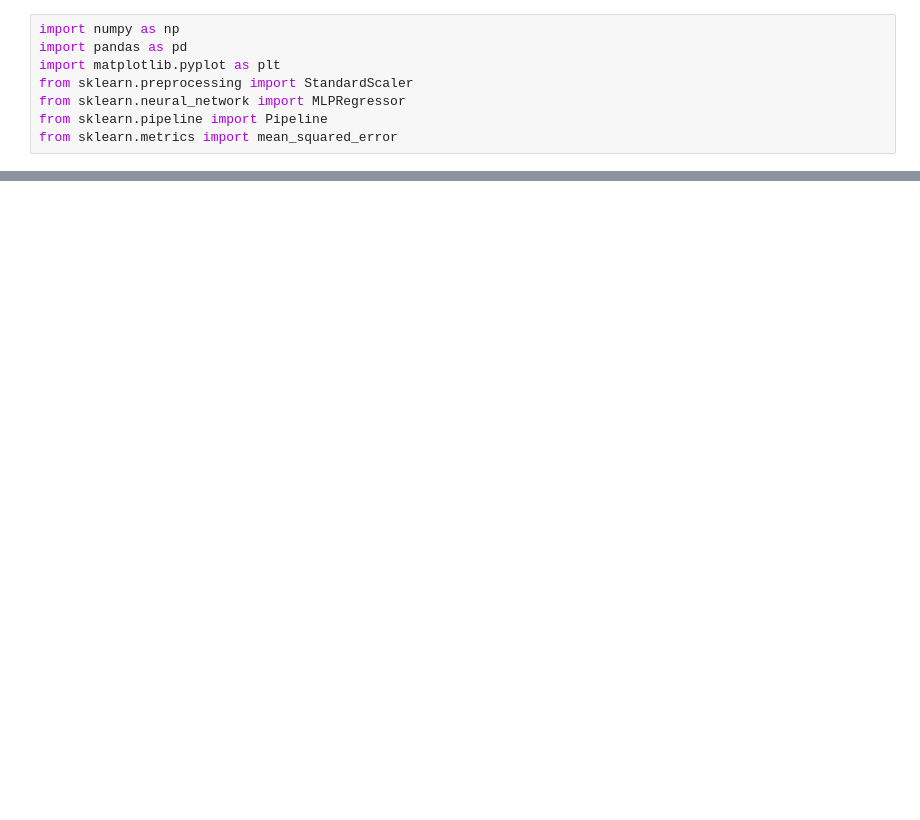
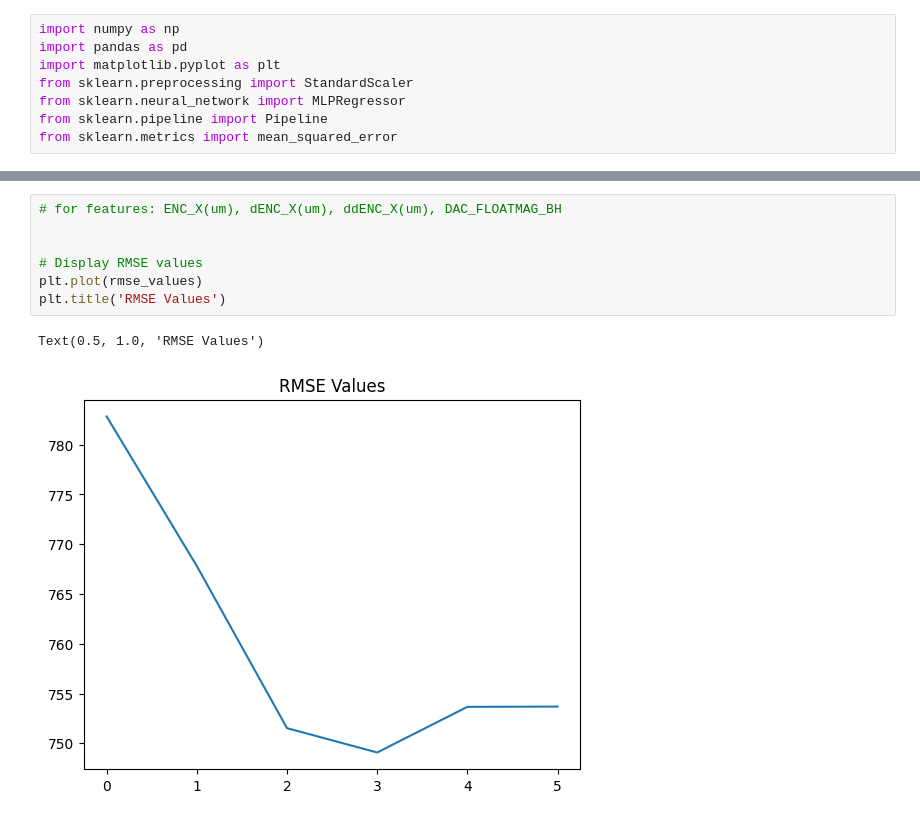
Before and after one commit to ChiragBusiness/FYP, a Jupyter notebook: basic_nn.ipynb, the cells around one changed output, grey strips where cells are left out. Cells and saved outputs as stored; diff of their text form; blank space fills up the shorter version.

```diff
--- a/basic_nn.ipynb
+++ b/basic_nn.ipynb
@@ -78 +95,11 @@ for i in range(loops):
+# %%
+# for features: ENC_X(um), dENC_X(um), ddENC_X(um), DAC_FLOATMAG_BH
+
+
+# Display RMSE values
+plt.plot(rmse_values)
+plt.title('RMSE Values')
+# %% [output]
+Text(0.5, 1.0, 'RMSE Values')
+[figure, added]
 # %%
```
Also changed, not shown: parts of 9 cells of this notebook, 37 other files.
